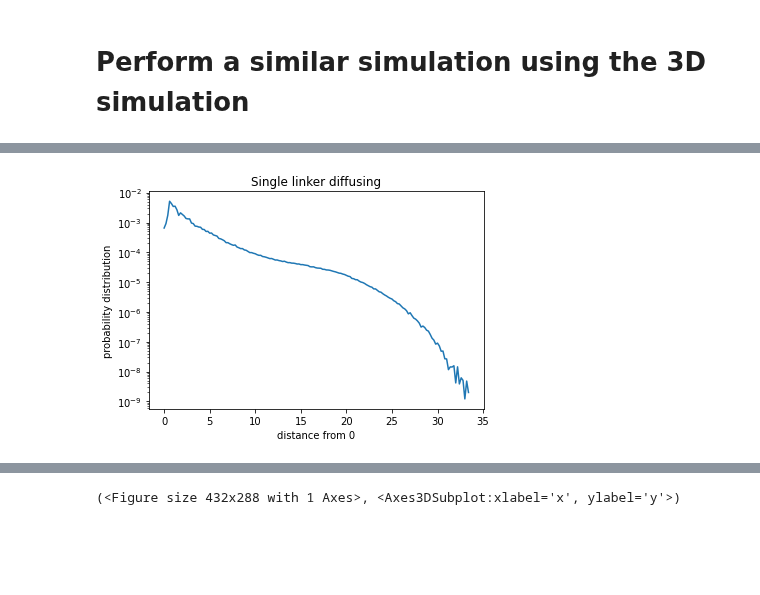
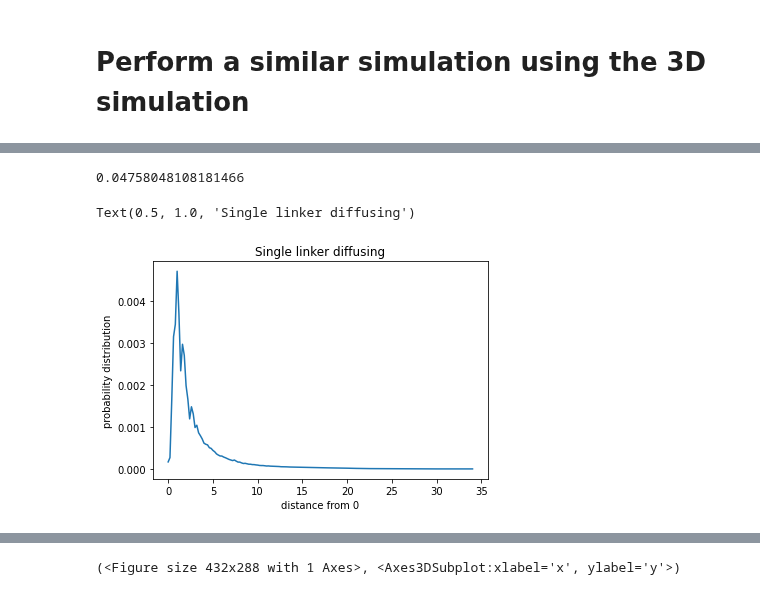
Before and after one commit to HugoLeRoy94/Aging_Condensate, a Jupyter notebook: N_Linker/From_analytic_to_Gillespie.ipynb, the cells around one changed output, grey strips where cells are left out. Cells and saved outputs as stored; diff of their text form; code cells hidden in the pictures; blank space fills up the shorter version.

```diff
--- a/N_Linker/From_analytic_to_Gillespie.ipynb
+++ b/N_Linker/From_analytic_to_Gillespie.ipynb
@@ -79,12 +80,18 @@ print(Sim.move)
+# %%
+print(np.sum(Sim.PR)*)
+# %% [output]
+0.04758048108181466
 # %%
 plt.plot(Sim.get_X(Sim.PR.shape[0]),Sim.PR)
+#plt.plot(X*R,PMatrix)
 plt.xlabel('distance from 0')
 plt.ylabel('probability distribution')
 plt.title('Single linker diffusing')
-plt.yscale('log')
+#plt.yscale('log')
 #plt.savefig('single_linker_diffusion_10E7.svg',transparent=True,bbox_inches='tight')
 # %% [output]
+Text(0.5, 1.0, 'Single linker diffusing')
-[figure, old version]
+[figure, new version]
 # %%
 print(Sim.Mean_distance)
 # %% [output]
```
Also changed, not shown: parts of 7 cells of this notebook, 6 other files.
